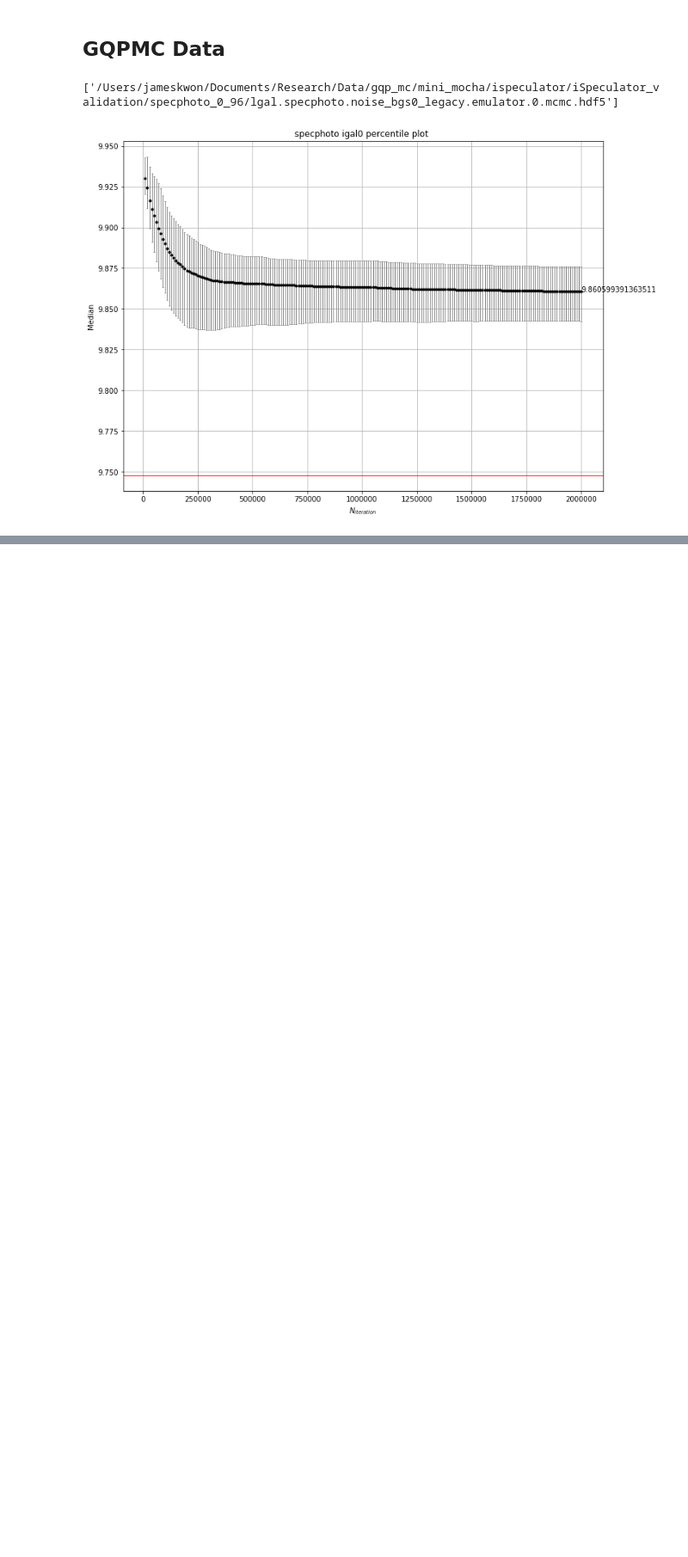
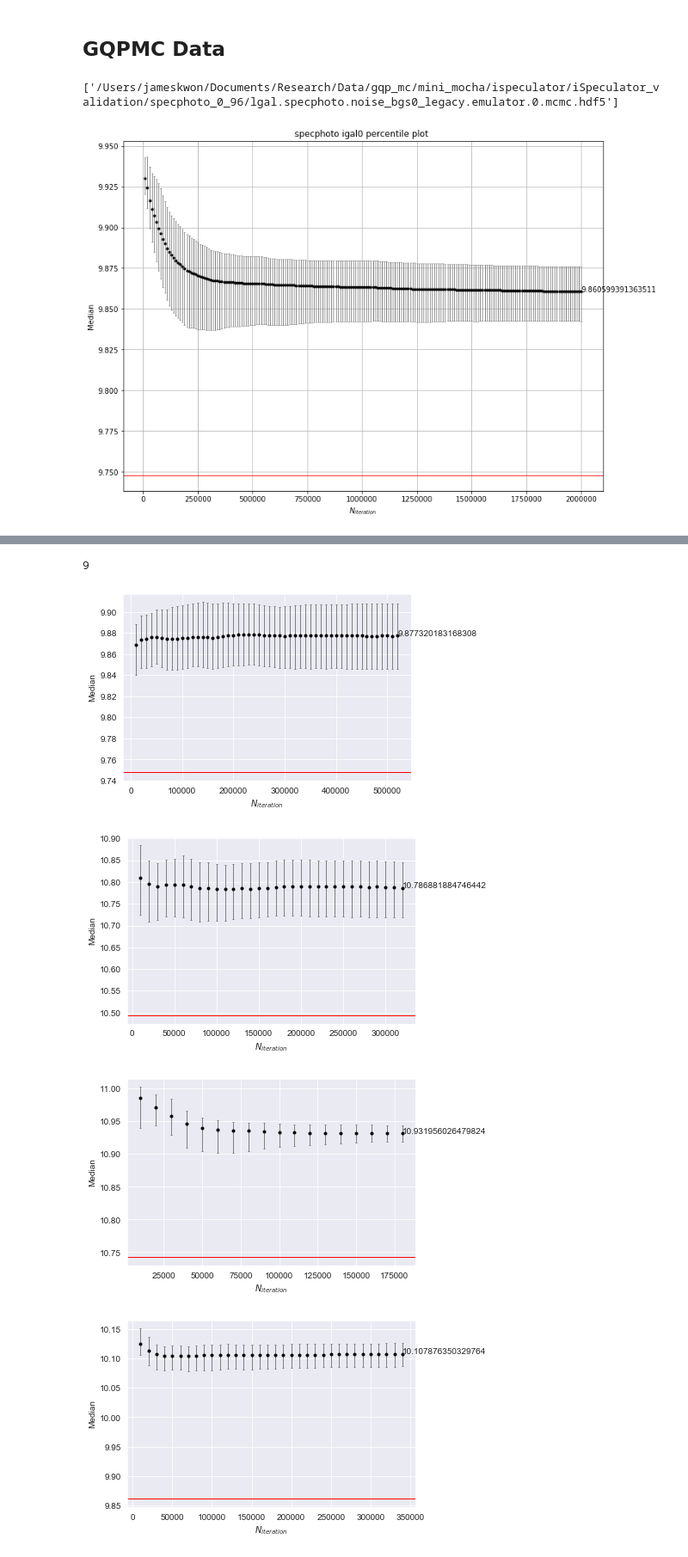
Before and after one commit to kgb0255/GQPMC_v2_JAMES, a Jupyter notebook: ACM.ipynb, the cells around one changed output, grey strips where cells are left out. Shown at 86% size. Cells and saved outputs as stored; diff of their text form; code cells hidden in the pictures; blank space fills up the shorter version.

```diff
--- a/ACM.ipynb
+++ b/ACM.ipynb
@@ -386,8 +268,0 @@ plt.legend()
-# %%
-fig, ax = plt.subplots(1,1, figsize=(8,8))
-ax2 = ax.twinx()
-test_gal.avg_perc_plot(ax2,0,'specphoto',step = 50000)
-ax.plot(N*40,gw2010,'o-', label = 'G&W')
-ax.plot(N*40,new, 'o-', label = 'new')
-ax.plot(N*40,N*40/700, ls = '--', color = 'k')
-ax.legend(fontsize = 15)
@@ -396,0 +269,13 @@ ax.legend(fontsize = 15)
+# %%
+compare = []
+compare_up = []
+compare_lo = []
+for i in range(96):
+    file = convergence_plotter_single2(40,100000,os.environ.get('GQPMC_DIR')+'mini_mocha/ispeculator/iSpeculator_validation/specphoto_0_96/',i)
+    if file.opener():
+        compare.append(file.get_output())
+        up, lo = file.get_err()
+        compare_up.append(up)
+        compare_lo.append(lo)
+    else:
+        print('aa')
@@ -396,0 +300,6 @@ ax.legend(fontsize = 15)
+# %%
+valid_set = []
+for i in range(10):
+    file = convergence_plotter_single2(40,1000000,path,i)
+    if file.opener():
+        valid_set.append(file)
@@ -396,0 +317,20 @@ ax.legend(fontsize = 15)
+# %%
+print(len(valid_set))
+# %% [output]
+9
+# %%
+meds = []
+ups = []
+los = []
+for i,s in enumerate(valid_set):
+    fig, ax = plt.subplots(1,1)
+    s.avg_perc_plot(ax,i,'specphoto',10000)
+    meds.append(s.get_output())
+    up, lo = s.get_err()
+    ups.append(up)
+    los.append(lo)
+# %% [output]
+[figure, added]
+[figure, added]
+[figure, added]
+[figure, added]
```
Also changed, not shown: parts of 29 cells of this notebook.
